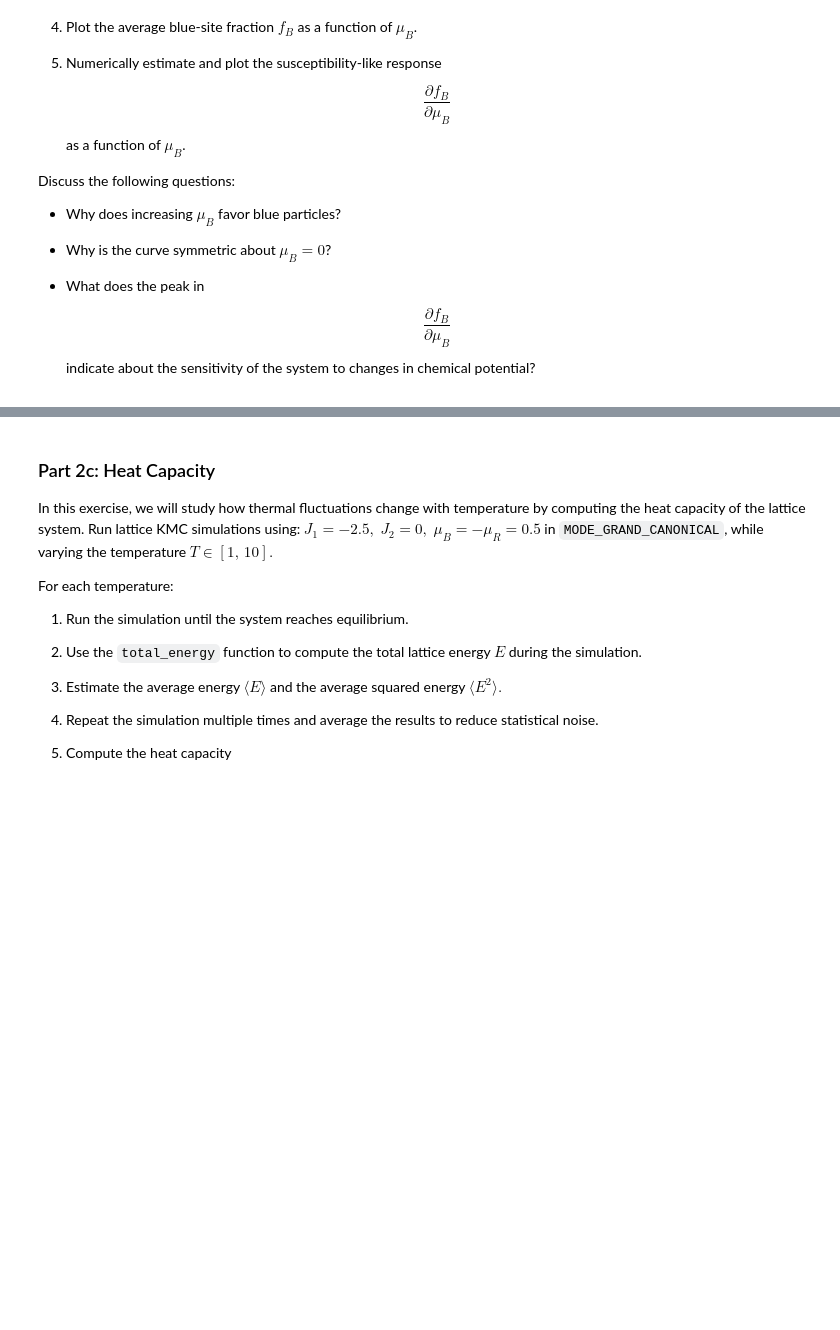
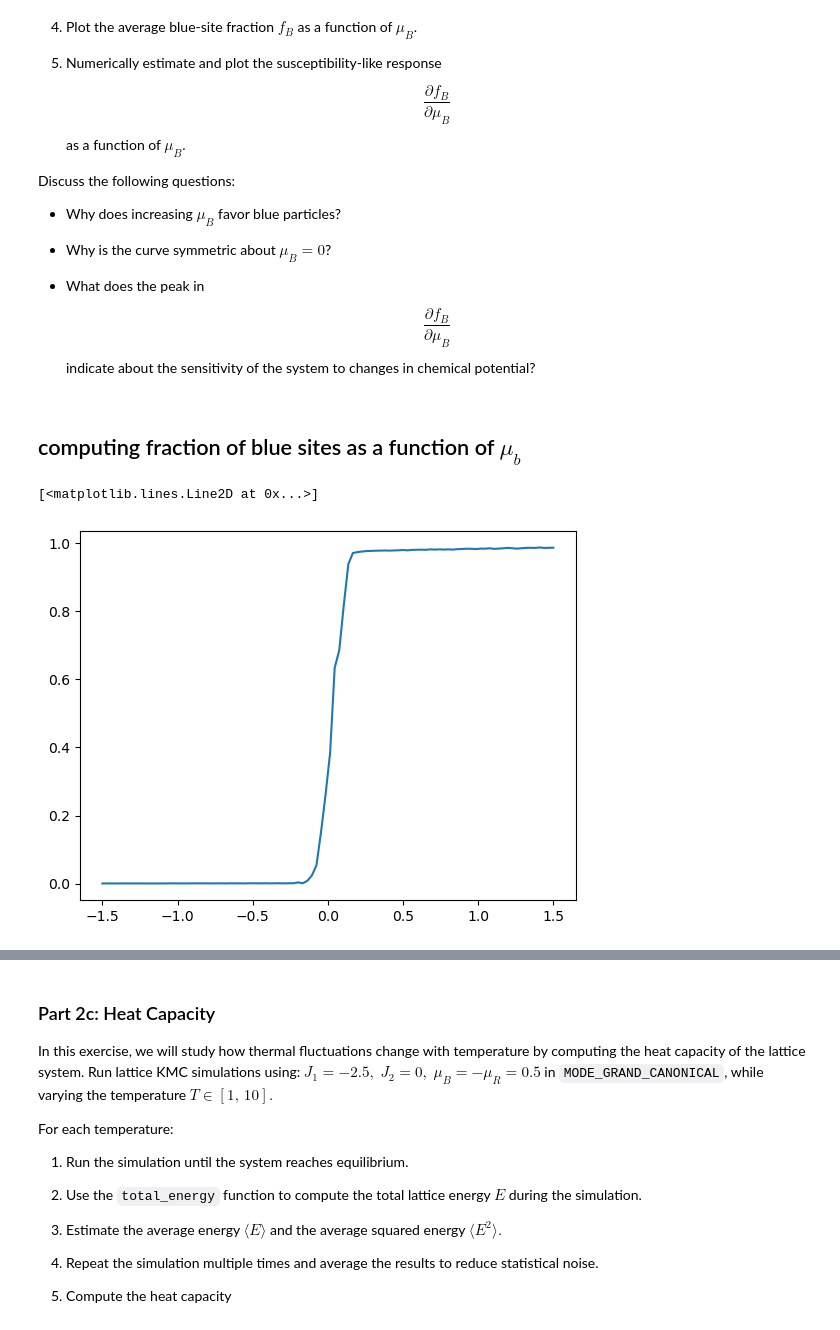
Before and after one commit to Danielle-06/Statfys-2-2026, a Jupyter notebook: 02.lattice_kmc_nb.ipynb, the cells around one changed output, grey strips where cells are left out. Cells and saved outputs as stored; diff of their text form; code cells hidden in the pictures; blank space fills up the shorter version.

```diff
--- a/02.lattice_kmc_nb.ipynb
+++ b/02.lattice_kmc_nb.ipynb
@@ -223,3 +223,39 @@ Discuss the following questions:
   \frac{\partial f_B}{\partial \mu_B}
   $$
   indicate about the sensitivity of the system to changes in chemical potential?
+# %% [markdown]
+## computing fraction of blue sites as a function of $\mu_b$
+# %%
+
+mub=np.linspace(-1.5,1.5,100) #array of mub values to simulate
+mur=-mub
+nx, ny = (56,56)#defining lattice size
+N=20 #number of simulations to run for each value of mub
+
+f_b= np.zeros((N,len(mub))) #array to store fraction of B atoms
+
+lattice,vacancy_coords = initialize_lattice((nx,ny),seed=2026) #initializing the lattice
+
+for i in range(N):
+
+    for j in range(len(mub)):
+        ordered_lattice, ordered_vac = run_simulation(
+            lattice,
+            vacancy_coords,
+            n_steps = 1_000_000, #we are assuming that 1 million steps is enough to reach equilibrium for all values of mub (this was confirmed by georgios)/10 milion is too many timewise, but better
+            T=2.5,
+            J1=-2.5,#T,J1 and J2 are given in the assignment.
+            J2=0,
+            muB=mub[j],#our array of mub values.
+            muR=mur[j],#our array of mua values
+            mode= MODE_GRAND_CANONICAL#setting the mode to grand canonical for this part of the assignment
+        )
+        frac_r,frac_b,frac_v = compute_fractions(ordered_lattice)
+        f_b[i,j]=frac_b #adding the value of f_b for this value of mub to the array
+f_bavg=np.mean(f_b,axis=0) #average fraction of B atoms for each value of mub over N simulations
+
+
+plt.plot(mub,f_bavg)
+# %% [output]
+[<matplotlib.lines.Line2D at 0x...>]
+[figure, added]
```
Also changed, not shown: parts of 5 cells of this notebook.
